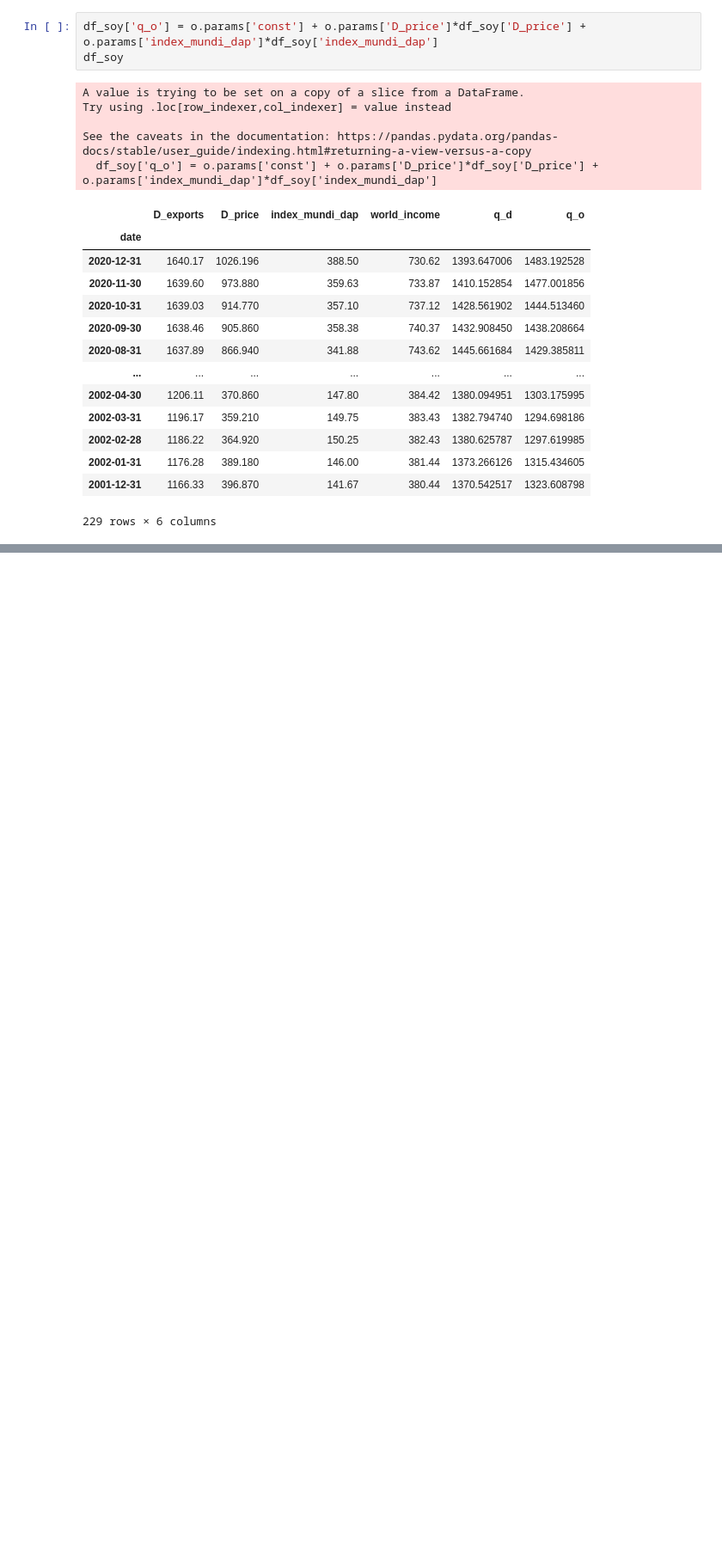
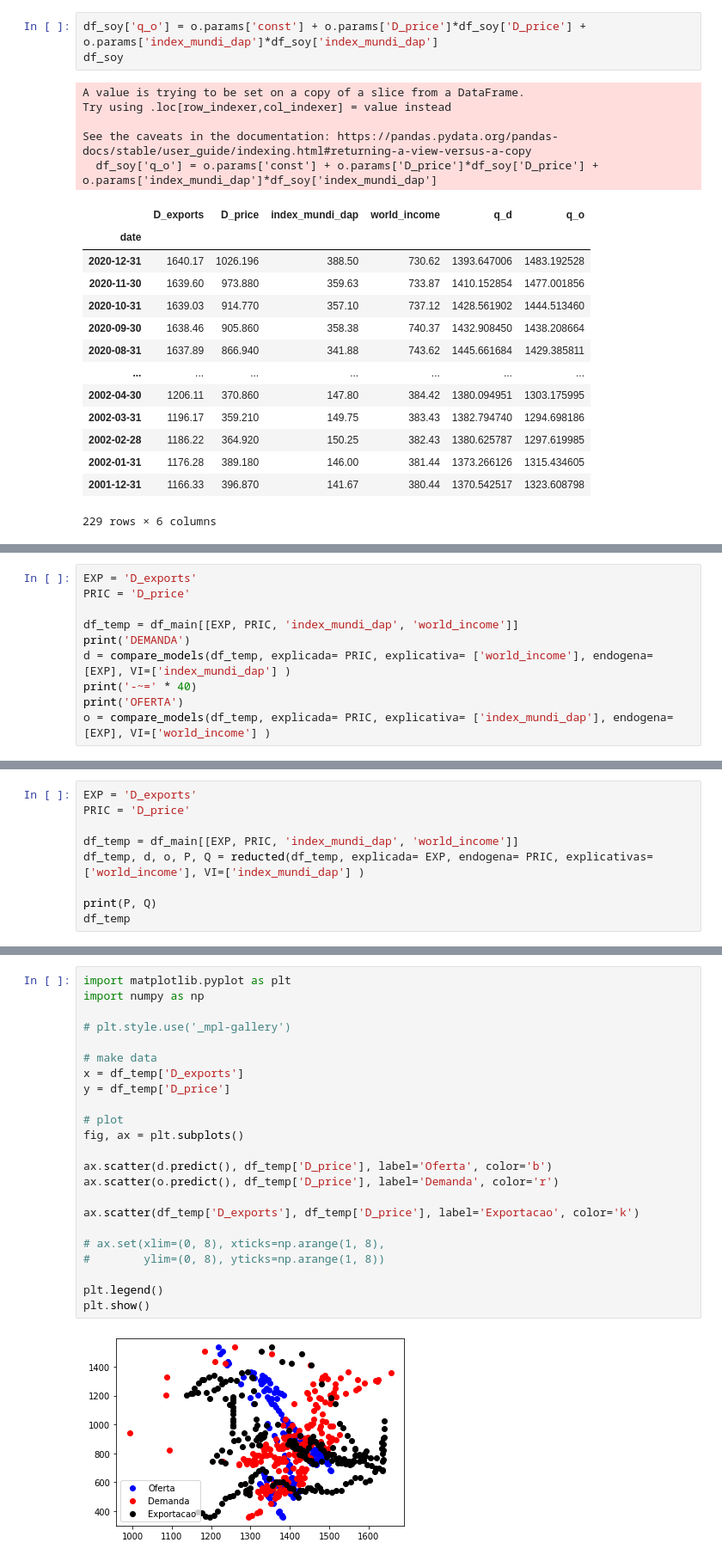
Before and after one commit to fkfouri/vegetable_oil_mkt, a Jupyter notebook: mkt/__2SLS_vegetable_oil-COMM5_4.ipynb, the cells around one changed output, grey strips where cells are left out. Shown: that part at 86% size. Drawn from its saved outputs; the diff is of its cells as text; blank space fills up the shorter version.

```diff
--- a/mkt/__2SLS_vegetable_oil-COMM5_4.ipynb
+++ b/mkt/__2SLS_vegetable_oil-COMM5_4.ipynb
@@ -595,0 +894,10 @@ See the caveats in the documentation: https://pandas.pydata.org/pandas-docs/stab
+# %%
+EXP = 'D_exports'
+PRIC = 'D_price'
+
+df_temp = df_main[[EXP, PRIC, 'index_mundi_dap', 'world_income']]
+print('DEMANDA')
+d = compare_models(df_temp, explicada= PRIC, explicativa= ['world_income'], endogena= [EXP], VI=['index_mundi_dap'] )
+print('-~=' * 40)
+print('OFERTA')
+o = compare_models(df_temp, explicada= PRIC, explicativa= ['index_mundi_dap'], endogena= [EXP], VI=['world_income'] )
@@ -635,0 +1125,9 @@ ValueError: nobs required when x is None
+# %%
+EXP = 'D_exports'
+PRIC = 'D_price'
+
+df_temp = df_main[[EXP, PRIC, 'index_mundi_dap', 'world_income']]
+df_temp, d, o, P, Q = reducted(df_temp, explicada= EXP, endogena= PRIC, explicativas= ['world_income'], VI=['index_mundi_dap'] )
+
+print(P, Q)
+df_temp
@@ -635,0 +1150,25 @@ ValueError: nobs required when x is None
+# %%
+import matplotlib.pyplot as plt
+import numpy as np
+
+# plt.style.use('_mpl-gallery')
+
+# make data
+x = df_temp['D_exports']
+y = df_temp['D_price']
+
+# plot
+fig, ax = plt.subplots()
+
+ax.scatter(d.predict(), df_temp['D_price'], label='Oferta', color='b')
+ax.scatter(o.predict(), df_temp['D_price'], label='Demanda', color='r')
+
+ax.scatter(df_temp['D_exports'], df_temp['D_price'], label='Exportacao', color='k')
+
+# ax.set(xlim=(0, 8), xticks=np.arange(1, 8),
+#        ylim=(0, 8), yticks=np.arange(1, 8))
+
+plt.legend()
+plt.show()
+# %% [output]
+[figure, added]
```
Also changed, not shown: parts of 44 cells of this notebook, 2 other files.
